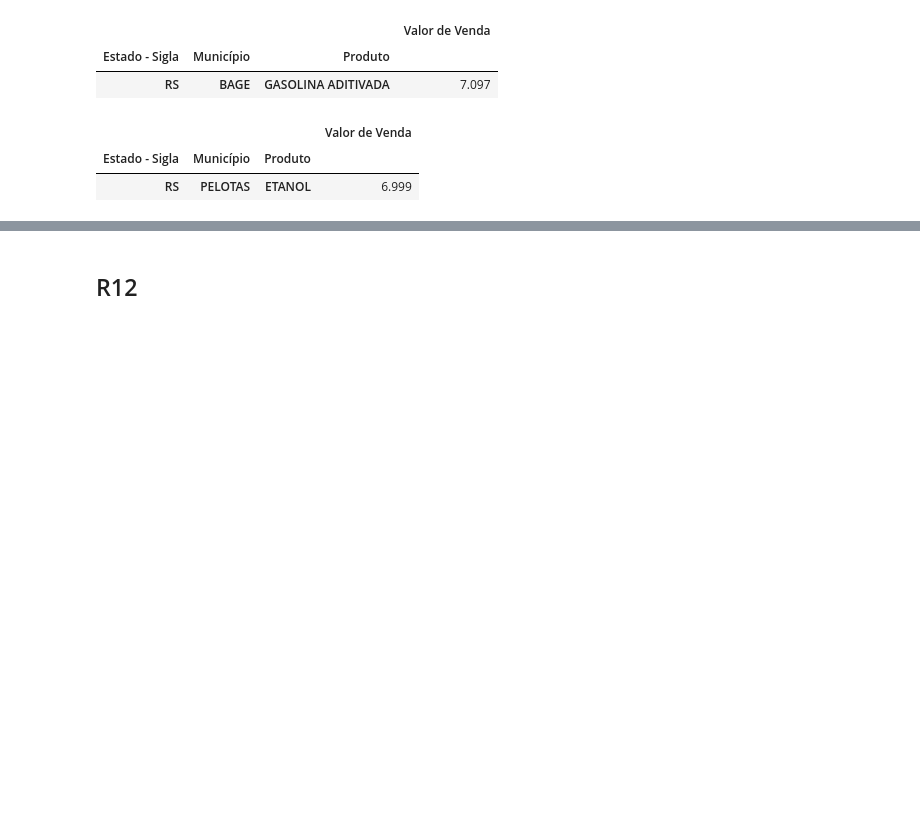
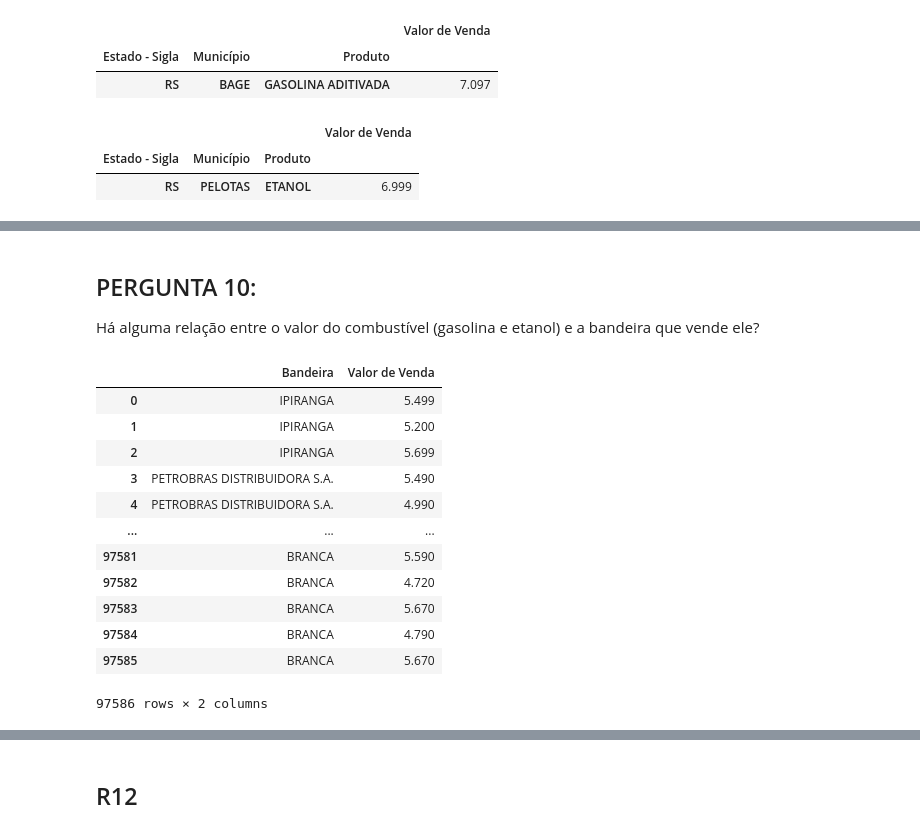
Before and after one commit to RhayzaPinto/Projeto_Modulo-IV, a Jupyter notebook: Projeto Módulo 4 - Dados - Branch Main.ipynb, the cells around one changed output, grey strips where cells are left out. Saved outputs shown, nothing was run; the diff lists cells and outputs as text; code cells hidden in the pictures; blank space fills up the shorter version.

```diff
--- a/Projeto Módulo 4 - Dados - Branch Main.ipynb
+++ b/Projeto Módulo 4 - Dados - Branch Main.ipynb
@@ -205,0 +253,20 @@ etanol_concat.groupby(['Estado - Sigla','Município','Produto'])[['Valor de Vend
+# %% [markdown]
+## PERGUNTA 10:
+Há alguma relação entre o valor do combustível (gasolina e etanol) e a bandeira que vende ele?
+# %%
+bandeira_venda = dados_concat[['Bandeira','Valor de Venda']]
+bandeira_venda
+# %% [output]
+|  | Bandeira | Valor de Venda |
+| 0 | IPIRANGA | 5.499 |
+| 1 | IPIRANGA | 5.200 |
+| 2 | IPIRANGA | 5.699 |
+| 3 | PETROBRAS DISTRIBUIDORA S.A. | 5.490 |
+| 4 | PETROBRAS DISTRIBUIDORA S.A. | 4.990 |
+| ... | ... | ... |
+| 97581 | BRANCA | 5.590 |
+| 97582 | BRANCA | 4.720 |
+| 97583 | BRANCA | 5.670 |
+| 97584 | BRANCA | 4.790 |
+| 97585 | BRANCA | 5.670 |
+97586 rows × 2 columns
```
Also changed, not shown: parts of 19 cells of this notebook.
